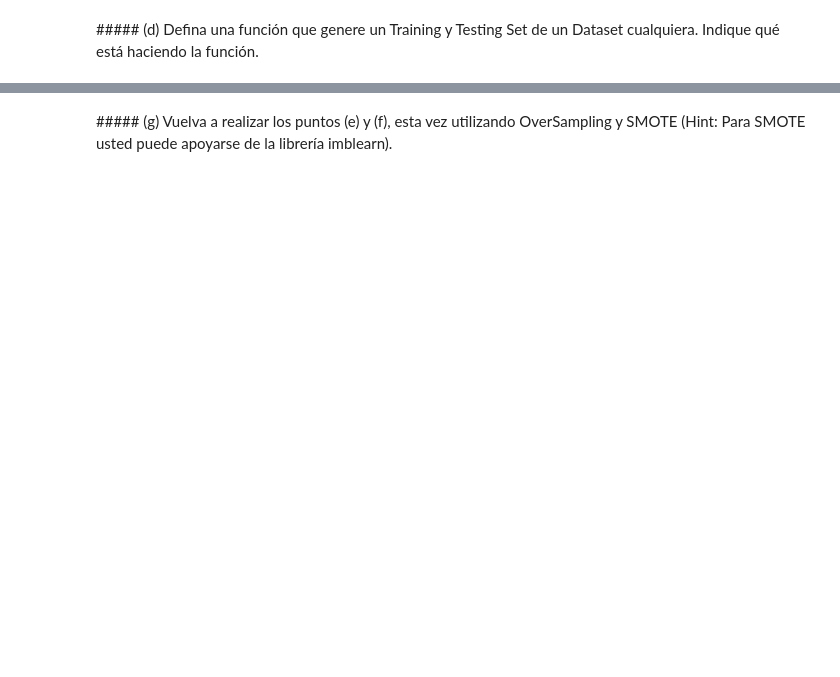
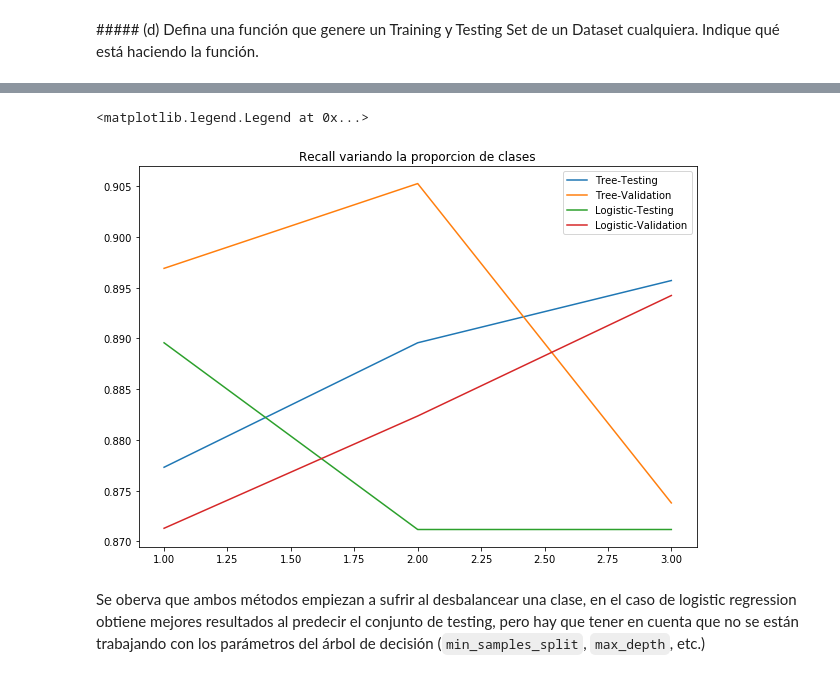
Before and after one commit to cvalenzu/ML-2017, a Jupyter notebook: hw2/Tarea 2.ipynb, the cells around one changed output, grey strips where cells are left out. Drawn from its saved outputs; the diff is of its cells as text; code cells hidden in the pictures; blank space fills up the shorter version.

```diff
--- a/hw2/Tarea 2.ipynb
+++ b/hw2/Tarea 2.ipynb
@@ -491,4 +587,6 @@ dt.head()
 # %%
+from sklearn.metrics import roc_curve,roc_auc_score
+
 def model(model,features_train,features_test,labels_train,labels_test):
     clf = model
     clf.fit(features_train,labels_train.values.ravel())
@@ -496,10 +594,10 @@ def model(model,features_train,features_test,labels_train,labels_test):
     cnf_matrix=confusion_matrix(labels_test,pred)
     print "The recall for this model is: %f"%(float(cnf_matrix[1,1])/(cnf_matrix[1,1]+cnf_matrix[1,0]))
     fig= plt.figure(figsize=(6,3))
-    print "TP: %d"%cnf_matrix[1,1,]
-    print "TN: %d"%cnf_matrix[0,0]
-    print "FP: %d"%cnf_matrix[0,1]
-    print "FN: %d"%cnf_matrix[1,0]
+#     print "TP: %d"%cnf_matrix[1,1,]
+#     print "TN: %d"%cnf_matrix[0,0]
+#     print "FP: %d"%cnf_matrix[0,1]
+#     print "FN: %d"%cnf_matrix[1,0]
     sns.heatmap(cnf_matrix,cmap="coolwarm_r",annot=True,linewidths=0.5)
     plt.title("Confusion_matrix")
     plt.xlabel("Predicted_class")
@@ -507,4 +605,18 @@ def model(model,features_train,features_test,labels_train,labels_test):
     plt.show()
     print "\n----------Classification Report------------------------------------"
     print classification_report(labels_test,pred)
-    ''' You have to complete this function, ROC Curve is missing'''
+    print "\n----------ROC Curve------------------------------------"
+
+    fpr, tpr, _ = roc_curve(labels_test, pred)
+    roc_auc = roc_auc_score(labels_test,pred)
+    plt.figure()
+    plt.title("ROC AUC {}".format(roc_auc))
+    plt.plot(fpr,tpr, label="Modelo")
+    plt.plot([0, 1], [0, 1], 'k--')
+    plt.xlabel('False positive rate')
+    plt.ylabel('True positive rate')
+    plt.legend(loc='best')
+    plt.show()
+    print "\n--------------------------------------------------------"
+
+    return((float(cnf_matrix[1,1])/(cnf_matrix[1,1]+cnf_matrix[1,0])))
@@ -560,3 +775,0 @@ for i in range(1,4):
-# %% [markdown]
-<div id='3g' />
-##### (g) Vuelva a realizar los puntos (e) y (f), esta vez utilizando OverSampling y SMOTE (Hint: Para SMOTE usted puede apoyarse de la librería imblearn).
@@ -566,0 +776,19 @@ os_data_X,os_data_y=os.fit_sample(x_tr,y_tr)
+# %%
+logistic = pd.DataFrame(results_logistic)
+tree = pd.DataFrame(results_tree)
+tree.index = ["Tree-Testing", "Tree-Validation"]
+logistic.index = ["Logistic-Testing", "Logistic-Validation"]
+plt.figure(figsize=(10,7))
+tree = tree.transpose()
+logistic = logistic.transpose()
+plt.title("Recall variando la proporcion de clases")
+plt.plot(tree.iloc[:,0], label=tree.columns[0])
+plt.plot(tree.iloc[:,1], label=tree.columns[1])
+plt.plot(logistic.iloc[:,0], label=logistic.columns[0])
+plt.plot(logistic.iloc[:,1], label=logistic.columns[1])
+plt.legend()
+# %% [output]
+<matplotlib.legend.Legend at 0x...>
+[figure, added]
+# %% [markdown]
+Se oberva que ambos métodos empiezan a sufrir al desbalancear una clase, en el caso de logistic regression obtiene mejores resultados al predecir el conjunto de testing, pero hay que tener en cuenta que no se están trabajando con los parámetros del árbol de decisión (`min_samples_split`, `max_depth`, etc.)
```
Also changed, not shown: parts of 28 cells of this notebook, 3 other files.
